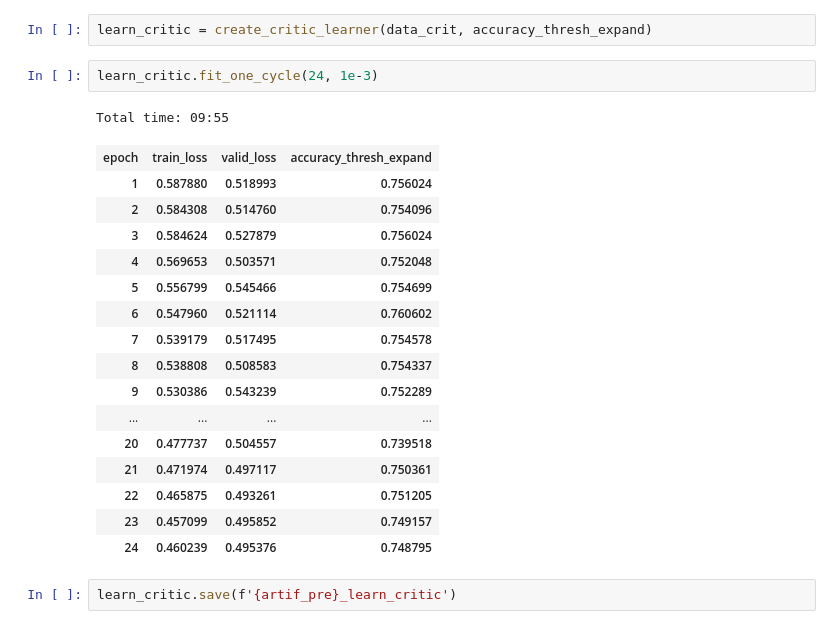
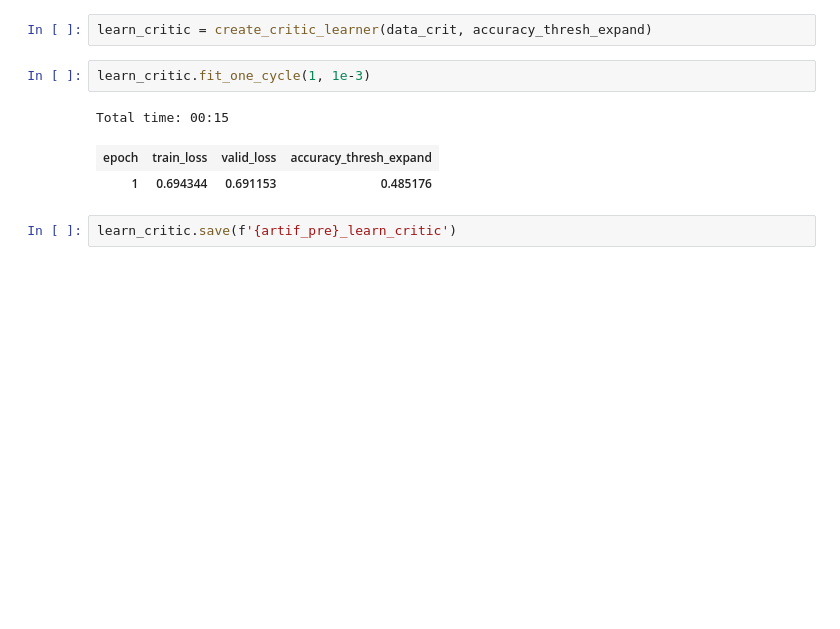
Before and after one commit to waydegg/dl_projects, a Jupyter notebook: GAN Project.ipynb, the cells around one changed output. Cells and saved outputs as stored; diff of their text form; blank space fills up the shorter version.

```diff
--- a/GAN Project.ipynb
+++ b/GAN Project.ipynb
@@ -374,25 +370,11 @@ loss_critic = AdaptiveLoss(nn.BCEWithLogitsLoss())
 # %%
 learn_critic = create_critic_learner(data_crit, accuracy_thresh_expand)
 # %%
-learn_critic.fit_one_cycle(24, 1e-3)
+learn_critic.fit_one_cycle(1, 1e-3)
 # %% [output]
-Total time: 09:55
+Total time: 00:15
 | epoch | train_loss | valid_loss | accuracy_thresh_expand |
-| 1 | 0.587880 | 0.518993 | 0.756024 |
-| 2 | 0.584308 | 0.514760 | 0.754096 |
-| 3 | 0.584624 | 0.527879 | 0.756024 |
-| 4 | 0.569653 | 0.503571 | 0.752048 |
-| 5 | 0.556799 | 0.545466 | 0.754699 |
-| 6 | 0.547960 | 0.521114 | 0.760602 |
-| 7 | 0.539179 | 0.517495 | 0.754578 |
-| 8 | 0.538808 | 0.508583 | 0.754337 |
-| 9 | 0.530386 | 0.543239 | 0.752289 |
-| ... | ... | ... | ... |
-| 20 | 0.477737 | 0.504557 | 0.739518 |
-| 21 | 0.471974 | 0.497117 | 0.750361 |
-| 22 | 0.465875 | 0.493261 | 0.751205 |
-| 23 | 0.457099 | 0.495852 | 0.749157 |
-| 24 | 0.460239 | 0.495376 | 0.748795 |
+| 1 | 0.694344 | 0.691153 | 0.485176 |
 # %%
 learn_critic.save(f'{artif_pre}_learn_critic')
 # %% [markdown]
```
Also changed, not shown: parts of 57 cells of this notebook, 10 other files.
